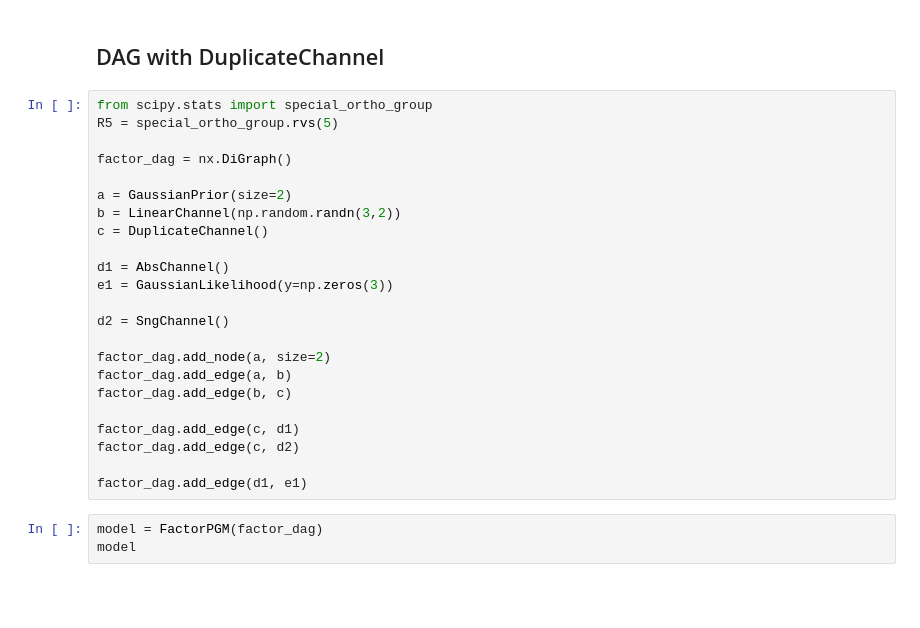
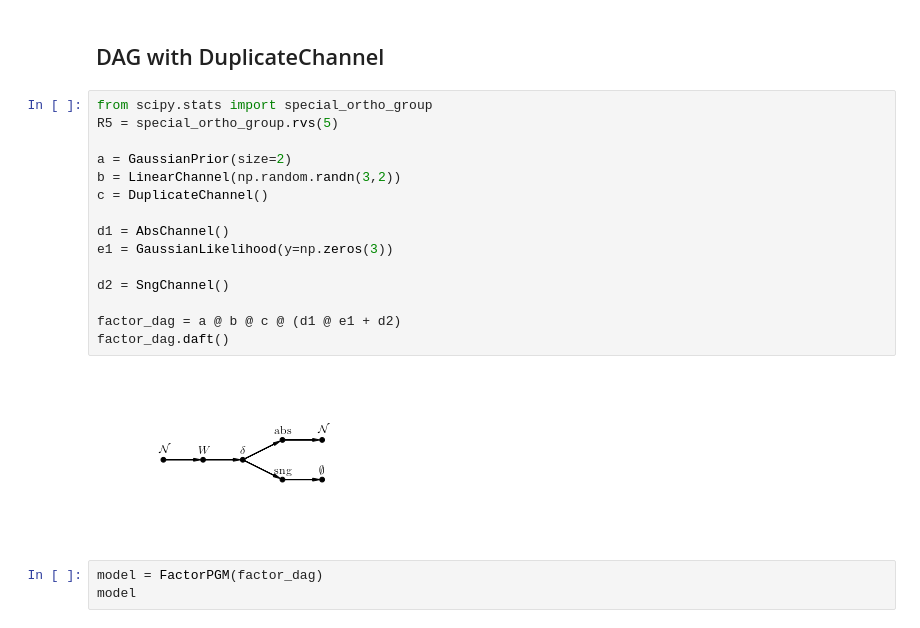
Before and after one commit to sphinxteam/tramp, a Jupyter notebook: notebooks/Test_plotting_model_DAG.ipynb, the cells around one changed output. Cells and saved outputs as stored; diff of their text form; blank space fills up the shorter version.

```diff
--- a/notebooks/Test_plotting_model_DAG.ipynb
+++ b/notebooks/Test_plotting_model_DAG.ipynb
@@ -19,26 +19,20 @@ from tramp.channels import ConcatChannel, DuplicateChannel
 # %%
 from scipy.stats import special_ortho_group
 R5 = special_ortho_group.rvs(5)
-
-factor_dag = nx.DiGraph()
 
 a = GaussianPrior(size=2)
 b = LinearChannel(np.random.randn(3,2))
 c = DuplicateChannel()
 
 d1 = AbsChannel()
 e1 = GaussianLikelihood(y=np.zeros(3))
 
 d2 = SngChannel()
 
-factor_dag.add_node(a, size=2)
-factor_dag.add_edge(a, b)
-factor_dag.add_edge(b, c)
-
-factor_dag.add_edge(c, d1)
-factor_dag.add_edge(c, d2)
-
-factor_dag.add_edge(d1, e1)
+factor_dag = a @ b @ c @ (d1 @ e1 + d2)
+factor_dag.daft()
+# %% [output]
+[figure, added]
 # %%
 model = FactorPGM(factor_dag)
 model
```
Also changed, not shown: parts of 5 cells of this notebook, 1 other file.
